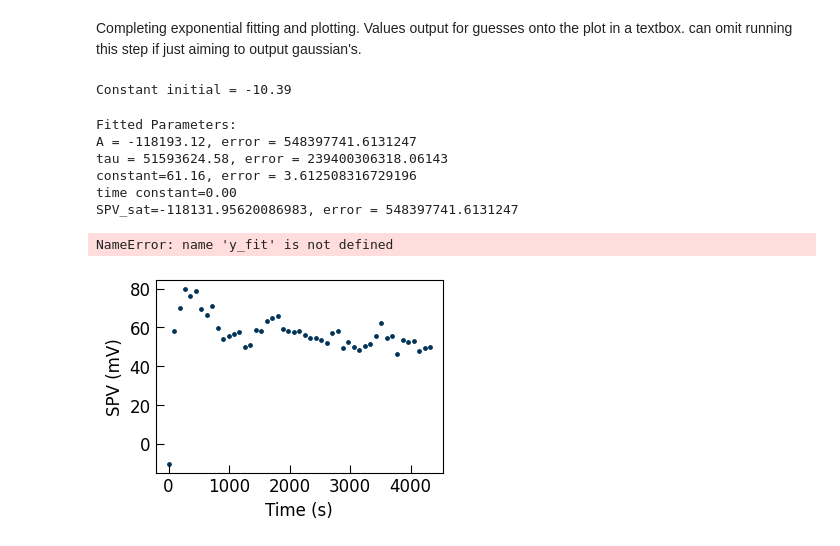
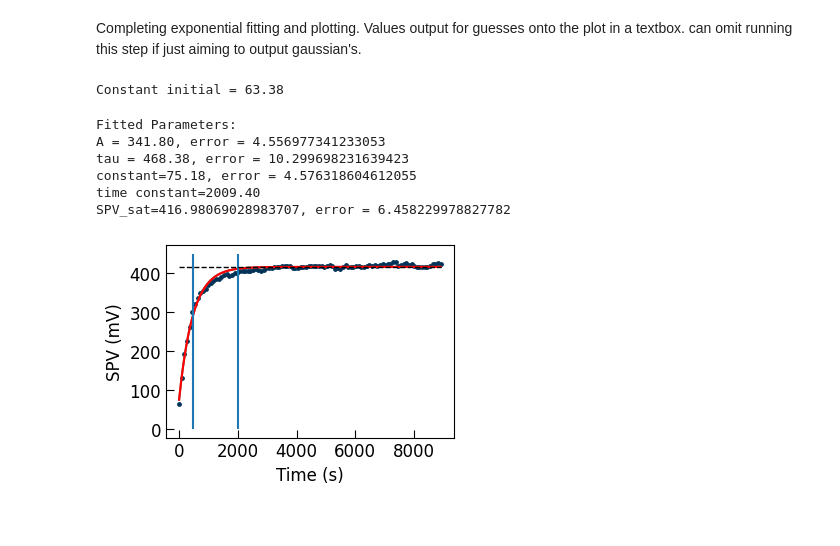
Before and after one commit to RamadanLab/KPFM_processing, a Jupyter notebook: TimeSeriesProcessing_Main.ipynb, the cells around one changed output. Saved outputs shown, nothing was run; the diff lists cells and outputs as text; code cells hidden in the pictures.

Commit message:
Adding plotting functions - tbc

```diff
--- a/TimeSeriesProcessing_Main.ipynb
+++ b/TimeSeriesProcessing_Main.ipynb
@@ -577,42 +577,41 @@ ax = plt.gca()
 ax.tick_params(direction='in', length=tick_length)
 ax.tick_params(axis='both')
 #ax.margins (0.3,0.3)
 plt.xlabel("Time (s)")
 plt.ylabel("SPV (mV)")
 # Limit number of ticks
 
 ax.xaxis.set_major_locator(MaxNLocator(nbins=5))  # Max 5 ticks on x-axis
 ax.yaxis.set_major_locator(MaxNLocator(nbins=5))  # Max 5 ticks on y-axis
 #plt.plot(x_data, y_data, label='Data', color='#8D1730', linewidth=2)
 plt.scatter(x_data, multigaussian_peak_new, label='Data', color=GI_U_color, s=scatter_size)
 plt.plot(x_fit, y_fit1, label='Fit', color='#6F6F6F', linewidth=line_width)
-plt.plot(x_fit, y_fit2, label='Fit', color='#6F6F6F', linewidth=line_width)
+plt.plot(x_fit, y_fit2, label='Fit', color='red', linewidth=line_width)
 plt.vlines(x=tau, ymin=0, ymax=450)
 plt.vlines(x=time_cst, ymin=0, ymax=450)
 plt.hlines(y=A+const, xmin=0, xmax=x_fit[-1], color='black', linestyle='--', linewidth=1)
 plt.autoscale(enable=True, axis='y', tight=False)
 #ax.set_ylim(-0.05,0.05)
 #uncomment for saving figures
 #    fig=plt.gcf()
 #    save_plot_to_folder(fig, save_path,filename='AdjustedExpFitScatter.jpeg')
 #Automatically adjust the y-axis
 
 #except Exception as e:
 #    print("Fitting has failed. See errors or just come back later.")
 #    print(e.args)
 
 #Fitted scatter plots
 plt.show()
 # %% [output]
-Constant initial = -10.39
+Constant initial = 63.38
 Fitted Parameters:
-A = -118193.12, error = 548397741.6131247
-tau = 51593624.58, error = 239400306318.06143
-constant=61.16, error = 3.612508316729196
-time constant=0.00
-SPV_sat=-118131.95620086983, error = 548397741.6131247
+A = 341.80, error = 4.556977341233053
+tau = 468.38, error = 10.299698231639423
+constant=75.18, error = 4.576318604612055
+time constant=2009.40
+SPV_sat=416.98069028983707, error = 6.458229978827782
-NameError: name 'y_fit' is not defined
-[figure, old version]
+[figure, new version]
 # %%
 plt.plot(x_fit,dy_fit)
 plt.hlines(y=0.01, xmin=0, xmax=8000)
```
Also changed, not shown: parts of 7 cells of this notebook, 2 other files.
